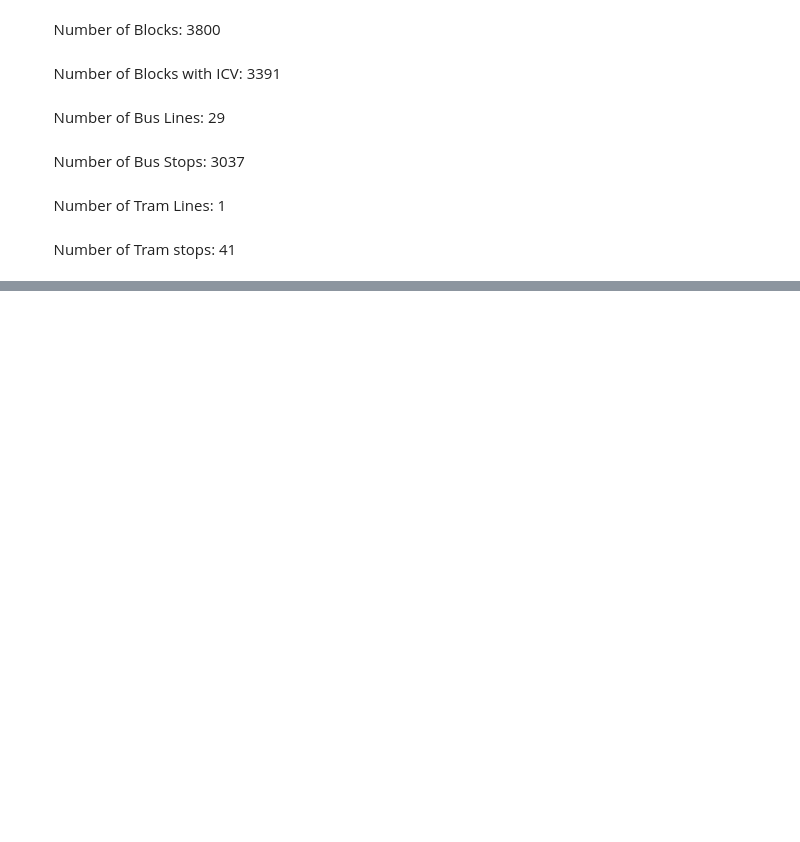
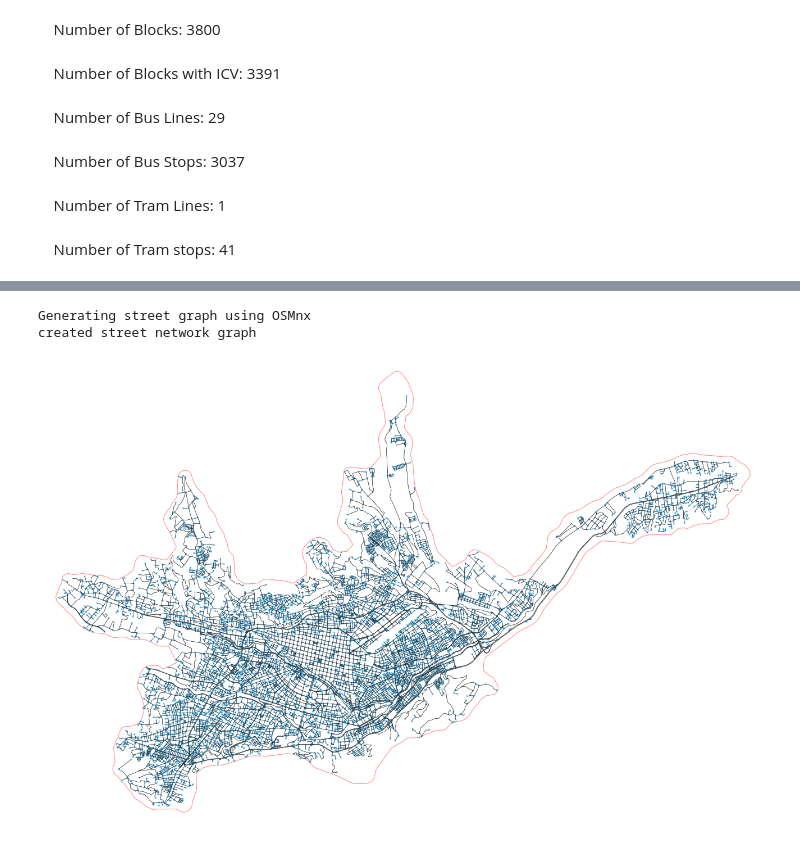
Before and after one commit to mateoneira/MultiplexSegregation, a Jupyter notebook: Multiplex_Segregation.ipynb, the cells around one changed output, grey strips where cells are left out. Saved outputs shown, nothing was run; the diff lists cells and outputs as text; code cells hidden in the pictures; blank space fills up the shorter version.

```diff
--- a/Multiplex_Segregation.ipynb
+++ b/Multiplex_Segregation.ipynb
@@ -258,0 +102,4 @@ geopandas.geoseries.GeoSeries
+# %%
+# turn polygon to geopandas data frame with projection
+boundaryGPD = gpd.GeoDataFrame(geometry = boundary)
+boundaryGPD.crs = crs_utm
@@ -258,0 +112,9 @@ geopandas.geoseries.GeoSeries
+# %%
+street_network = ms.street_graph_from_boundary(boundaryGPD)
+# %% [output]
+Generating street graph using OSMnx
+created street network graph
+# %%
+ms.plot_network(street_network, boundary)
+# %% [output]
+[figure, added]
```
Also changed, not shown: parts of 39 cells of this notebook, 2 other files.
